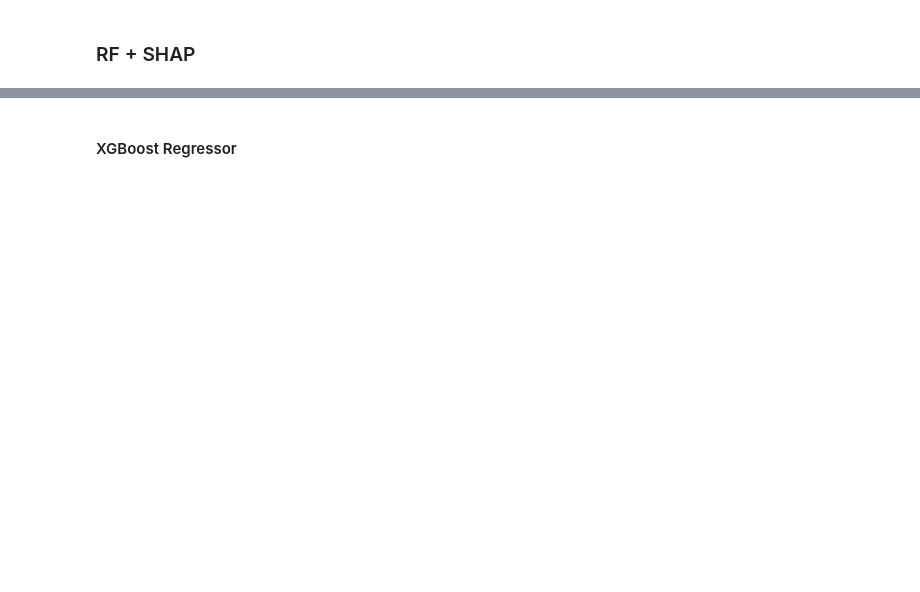
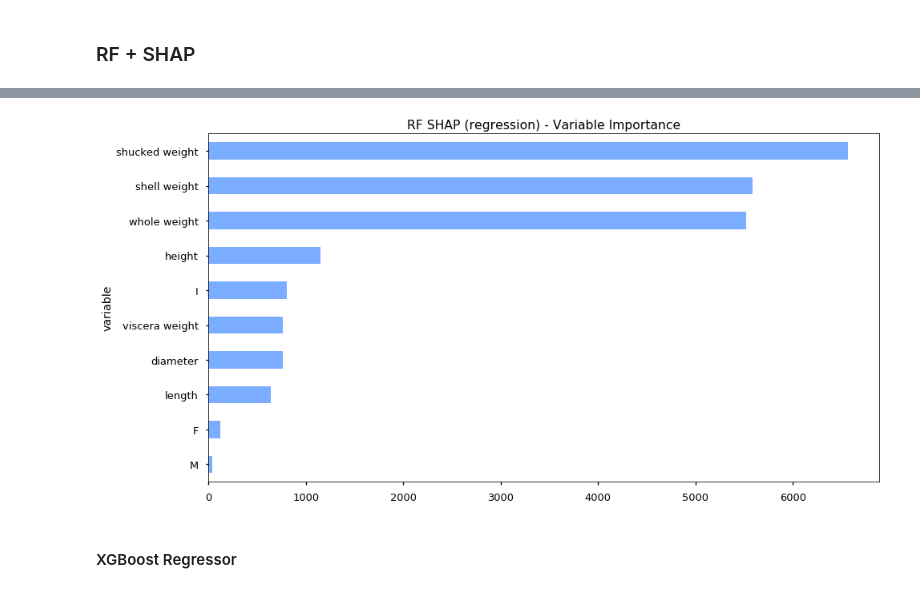
Before and after one commit to AvivNavon/mfml-project, a Jupyter notebook: mfml-vi.ipynb, the cells around one changed output, grey strips where cells are left out. Drawn from its saved outputs; the diff is of its cells as text; code cells hidden in the pictures; blank space fills up the shorter version.

```diff
--- a/mfml-vi.ipynb
+++ b/mfml-vi.ipynb
@@ -748,6 +804,6 @@ sns.distplot(abalone_data.rings, color="#7aadff",
 # our 5-fold generator
 kcv = KFold(n_splits=5, random_state=4, shuffle=True)
 # number of trees for all models
-NTREE = 500
+NTREE = 200
 # ks - number of most imp features
 ks = range(1,11)
@@ -757,3 +810,7 @@ y = activity.copy()
+# %%
+X = pd.concat([pd.get_dummies(abalone_data.sex),
+          abalone_data.iloc[:,(abalone_data.columns != "rings") & (abalone_data.columns != "sex")]], axis = 1).copy()
+y = abalone_data["rings"].copy()
 # %% [markdown]
 #### RF
 # %%
@@ -761,7 +818,7 @@ rf_reg_grid = GridSearchCV(RandomForestRegressor(n_estimators = NTREE, n_jobs =
                    param_grid = {'max_leaf_nodes':[100, 200, 300],
                                  'min_samples_split' : [.001, .005, .01],
                                  'max_features' : ['log2', 'sqrt']},
-                  cv = 5, verbose = 1)
+                  cv = kcv, verbose = 1)
 
 rf_reg_grid_search = rf_reg_grid.fit(X, y)
 print(rf_reg_grid_search.best_params_)
@@ -796,9 +869,11 @@ shap.summary_plot(shap_values, X, plot_type="bar")
 rf_reg_vi_shap_df = compute_shap_vi(rf_reg_grid_search.best_estimator_,
                                     X.values, y.values, X.columns, kcv, reg = True)
 # %%
-rf_reg_vi = rf_reg_vi_shap_df.groupby('variable').imp_sum.mean()
+rf_reg_shap_vi = rf_reg_vi_shap_df.groupby('variable').imp_sum.mean()
 plt.figure(figsize=(15, 8))
-rf_reg_vi.nlargest(15).sort_values().plot(kind = "barh", color = "#7aadff")
-plt.title("RF regression - Variable Importance")
+rf_reg_shap_vi.nlargest(15).sort_values().plot(kind = "barh", color = "#7aadff")
+plt.title("RF SHAP (regression) - Variable Importance")
 plt.show()
+# %% [output]
+[figure, added]
 # %%
```
Also changed, not shown: parts of 60 cells of this notebook, 6 other files.
